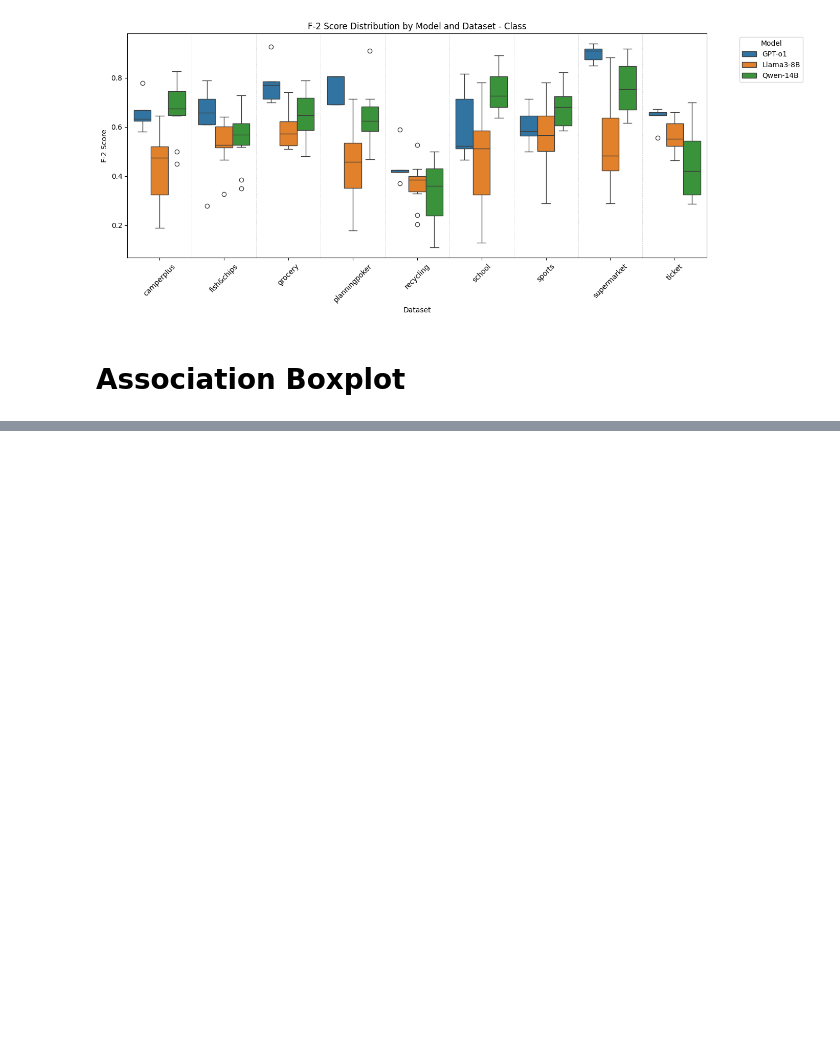
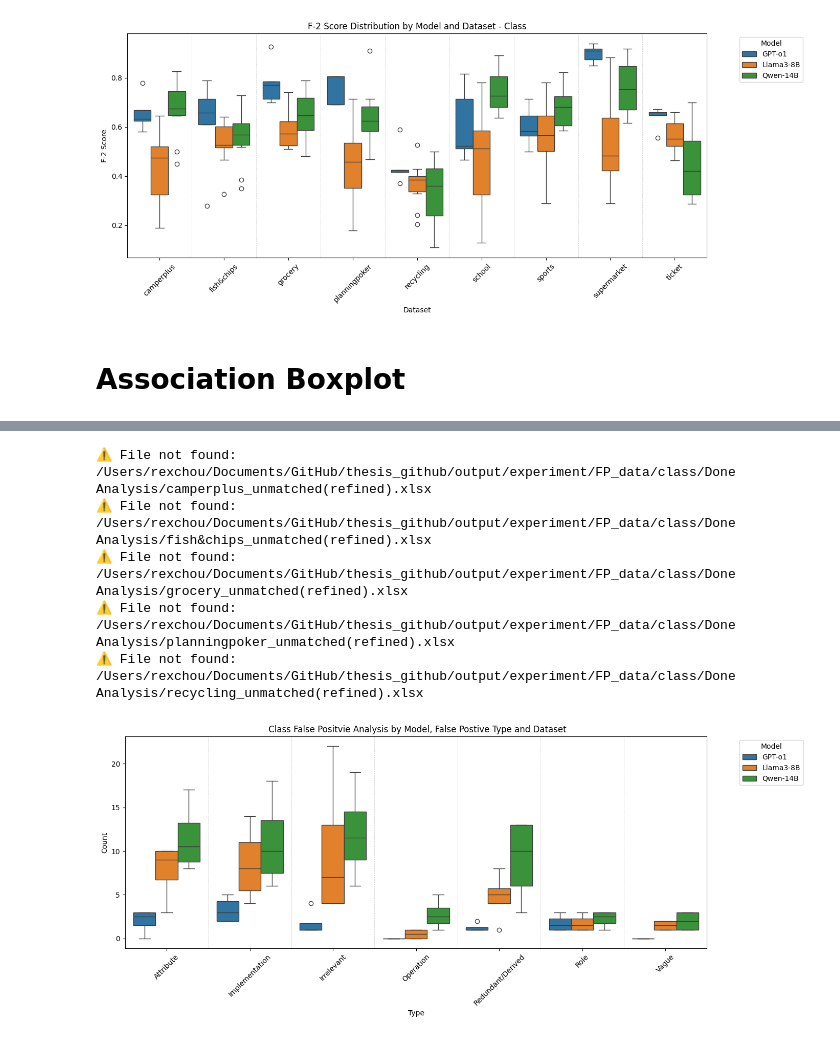
Before and after one commit to rexchou0715/VisualNarrator-v2, a Jupyter notebook: statistical analysis/boxplot.ipynb, the cells around one changed output, grey strips where cells are left out. Drawn from its saved outputs; the diff is of its cells as text; code cells hidden in the pictures; blank space fills up the shorter version.

```diff
--- a/statistical analysis/boxplot.ipynb
+++ b/statistical analysis/boxplot.ipynb
@@ -107,0 +154,22 @@ plt.show()
+# %%
+experiment_type = "class"
+df_class_fp = collect_fp_data(experiment_type)
+
+# Create the box plot
+plt.figure(figsize=(14, 6))
+ax = sns.boxplot(data=df_class_fp, x="Type", y=f"Count", hue="Model")
+for i in range(1, len(ax.get_xticks())):
+    ax.axvline(x=i - 0.5, color='lightgray', linestyle='--', linewidth=0.6)
+
+plt.title(f" {experiment_type.capitalize()} False Positvie Analysis by Model, False Postive Type and Dataset")
+plt.xticks(rotation=45)
+plt.legend(title="Model", bbox_to_anchor=(1.05, 1), loc='upper left')
+plt.tight_layout()
+plt.show()
+# %% [output]
+⚠️ File not found: /Users/rexchou/Documents/GitHub/thesis_github/output/experiment/FP_data/class/Done Analysis/camperplus_unmatched(refined).xlsx
+⚠️ File not found: /Users/rexchou/Documents/GitHub/thesis_github/output/experiment/FP_data/class/Done Analysis/fish&chips_unmatched(refined).xlsx
+⚠️ File not found: /Users/rexchou/Documents/GitHub/thesis_github/output/experiment/FP_data/class/Done Analysis/grocery_unmatched(refined).xlsx
+⚠️ File not found: /Users/rexchou/Documents/GitHub/thesis_github/output/experiment/FP_data/class/Done Analysis/planningpoker_unmatched(refined).xlsx
+⚠️ File not found: /Users/rexchou/Documents/GitHub/thesis_github/output/experiment/FP_data/class/Done Analysis/recycling_unmatched(refined).xlsx
+[figure, added]
```
Also changed, not shown: parts of 4 cells of this notebook.
